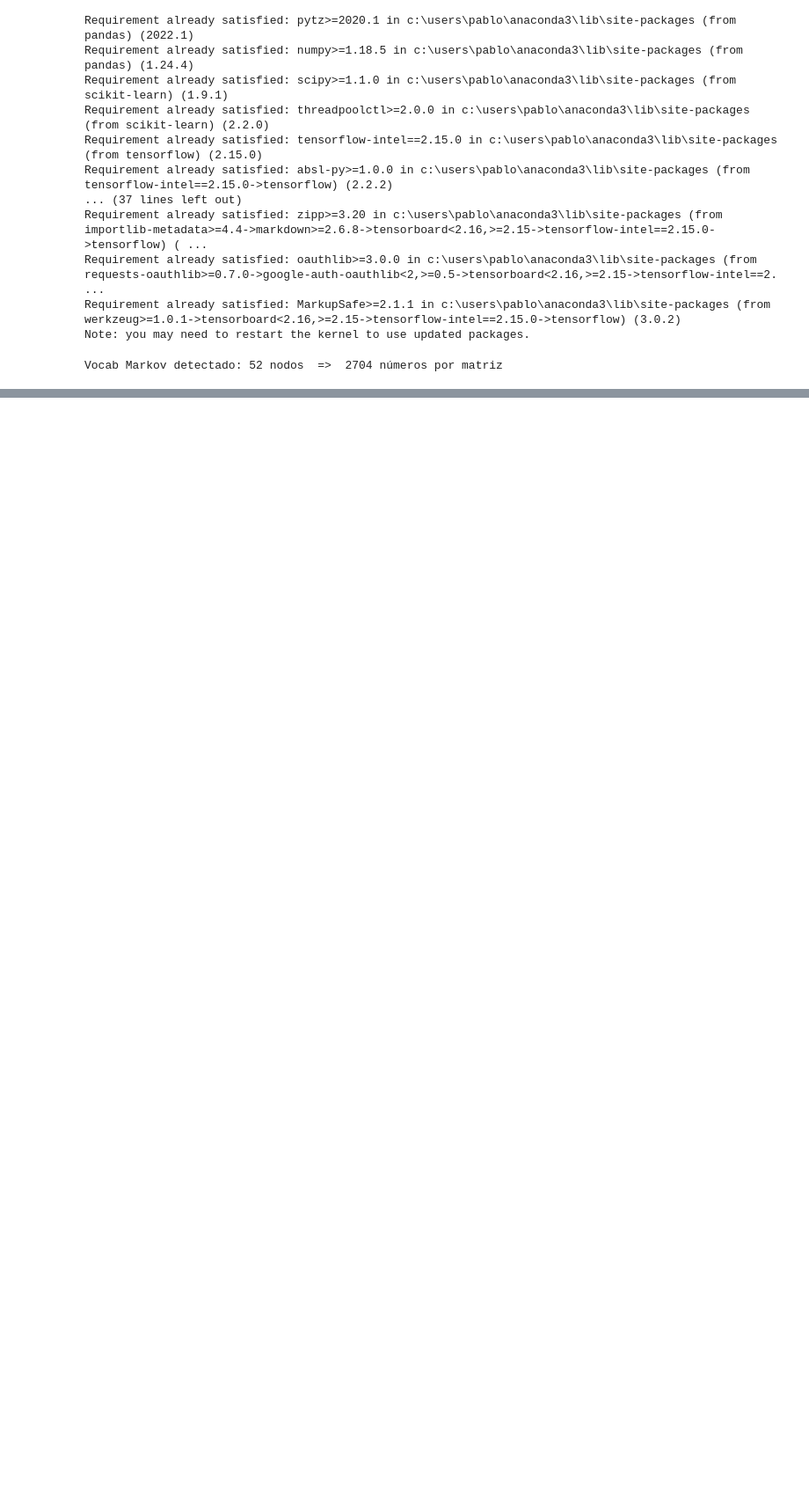
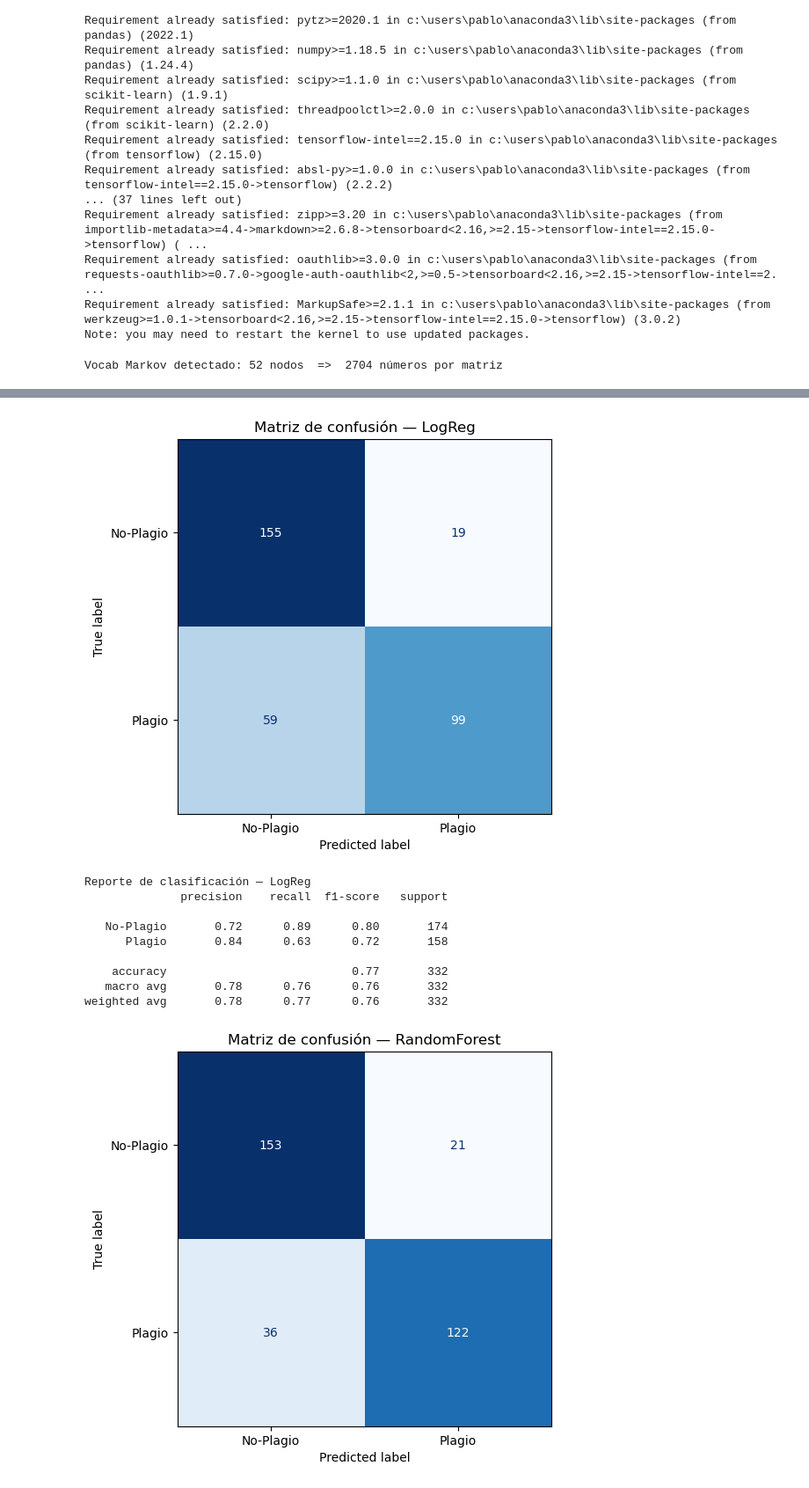
Before and after one commit to MonseMoreno/PLAGIARISM_DETECTOR_TC3002B, a Jupyter notebook: modelo_AST.ipynb, the cells around one changed output, grey strips where cells are left out. Shown at 88% size. Saved outputs shown, nothing was run; the diff lists cells and outputs as text; code cells hidden in the pictures; blank space fills up the shorter version.

Commit message:
Added confusion matrixes

```diff
--- a/modelo_AST.ipynb
+++ b/modelo_AST.ipynb
@@ -200,0 +219,39 @@ evaluate("TensorFlow", y_test, tf_pred_bin, tf_pred_prob)
+# %%
+# ---------------------------------------------------------------
+#  MATRICES DE CONFUSIÓN (set de TEST)
+# ---------------------------------------------------------------
+import matplotlib.pyplot as plt
+from sklearn.metrics import confusion_matrix, ConfusionMatrixDisplay, classification_report
+
+plt.rcParams["figure.figsize"] = (5.5, 5.5)
+
+# --- predicciones ------------------------------------------------
+y_pred_logreg = logreg.predict(X_test_sc)
+y_pred_rf = rf.predict(X_test)
+y_pred_xgb = (xgb_clf.predict(X_test) > 0.5).astype(int)
+tf_prob = tf_model.predict(X_test_sc).ravel()
+y_pred_tf = (tf_prob > 0.5).astype(int)
+
+# --- modelos + preds en un dict ---------------------------------
+models = {
+    "LogReg" : y_pred_logreg,
+    "RandomForest" : y_pred_rf,
+    "XGBoost" : y_pred_xgb,
+    "TensorFlow" : y_pred_tf
+}
+
+# --- dibuja e imprime -------------------------------------------
+for name, y_pred in models.items():
+    cm = confusion_matrix(y_test, y_pred)
+    disp = ConfusionMatrixDisplay(confusion_matrix=cm,
+                                  display_labels=["No-Plagio", "Plagio"])
+    fig, ax = plt.subplots()
+    disp.plot(ax=ax, cmap="Blues", colorbar=False, values_format="d")
+    ax.set_title(f"Matriz de confusión — {name}")
+    plt.tight_layout()
+    plt.show()
+
+    print(f"\nReporte de clasificación — {name}")
+    print(classification_report(y_test, y_pred,
+                                target_names=["No-Plagio", "Plagio"]))
+# %% [output]
@@ -200,0 +259,11 @@ evaluate("TensorFlow", y_test, tf_pred_bin, tf_pred_prob)
+[figure, added]
+Reporte de clasificación — LogReg
+              precision    recall  f1-score   support
+
+   No-Plagio       0.72      0.89      0.80       174
+      Plagio       0.84      0.63      0.72       158
+
+    accuracy                           0.77       332
+   macro avg       0.78      0.76      0.76       332
+weighted avg       0.78      0.77      0.76       332
+[figure, added]
```
Also changed, not shown: parts of 6 cells of this notebook, 1 other file.
